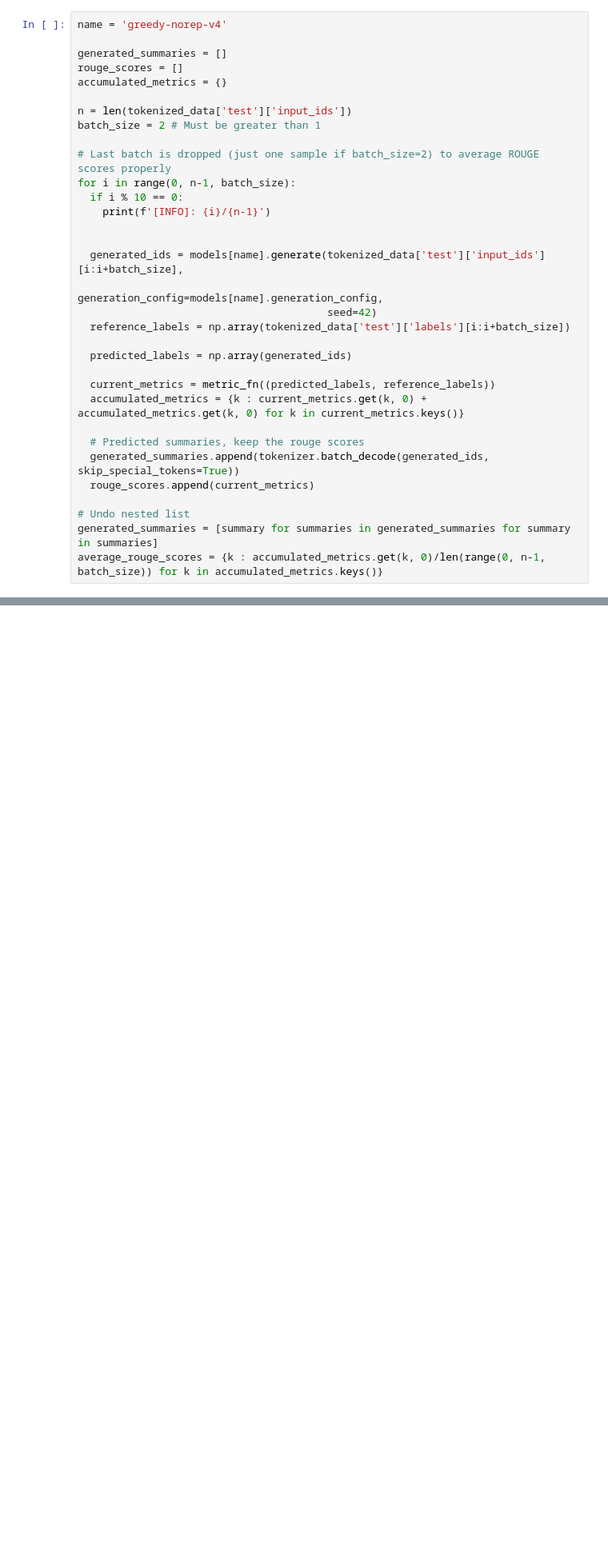
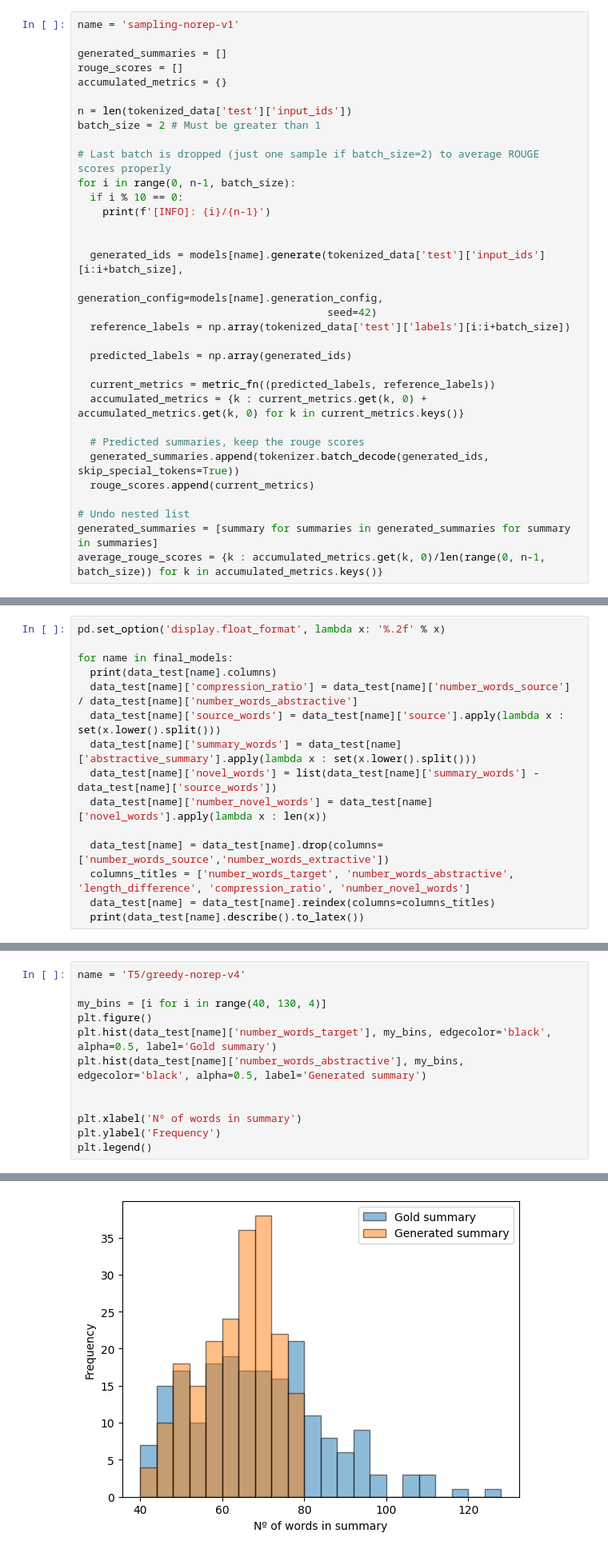
Before and after one commit to iguerrasevillano/Automated_Summaries_Generation_Scientific_Papers, a Jupyter notebook: Copia_de_TLDR.ipynb, the cells around one changed output, grey strips where cells are left out. Shown at 80% size. Drawn from its saved outputs; the diff is of its cells as text; blank space fills up the shorter version.

```diff
--- a/Copia_de_TLDR.ipynb
+++ b/Copia_de_TLDR.ipynb
@@ -824,5 +922,5 @@ tokenizer.batch_decode(ids, skip_special_tokens=True)
 # %%
-name = 'greedy-norep-v4'
+name = 'sampling-norep-v1'
 
 generated_summaries = []
 rouge_scores = []
@@ -887,0 +1057,15 @@ updated_data_test['abstractive_summary'][130]
+# %%
+pd.set_option('display.float_format', lambda x: '%.2f' % x)
+
+for name in final_models:
+  print(data_test[name].columns)
+  data_test[name]['compression_ratio'] = data_test[name]['number_words_source'] / data_test[name]['number_words_abstractive']
+  data_test[name]['source_words'] = data_test[name]['source'].apply(lambda x : set(x.lower().split()))
+  data_test[name]['summary_words'] = data_test[name]['abstractive_summary'].apply(lambda x : set(x.lower().split()))
+  data_test[name]['novel_words'] = list(data_test[name]['summary_words'] - data_test[name]['source_words'])
+  data_test[name]['number_novel_words'] = data_test[name]['novel_words'].apply(lambda x : len(x))
+
+  data_test[name] = data_test[name].drop(columns=['number_words_source','number_words_extractive'])
+  columns_titles = ['number_words_target', 'number_words_abstractive', 'length_difference', 'compression_ratio', 'number_novel_words']
+  data_test[name] = data_test[name].reindex(columns=columns_titles)
+  print(data_test[name].describe().to_latex())
@@ -887,0 +1113,13 @@ updated_data_test['abstractive_summary'][130]
+# %%
+name = 'T5/greedy-norep-v4'
+
+my_bins = [i for i in range(40, 130, 4)]
+plt.figure()
+plt.hist(data_test[name]['number_words_target'], my_bins, edgecolor='black', alpha=0.5, label='Gold summary')
+plt.hist(data_test[name]['number_words_abstractive'], my_bins, edgecolor='black', alpha=0.5, label='Generated summary')
+
+
+plt.xlabel('Nº of words in summary')
+plt.ylabel('Frequency')
+plt.legend()
+# %% [output]
@@ -887,0 +1127 @@ updated_data_test['abstractive_summary'][130]
+[figure, added]
```
Also changed, not shown: parts of 29 cells of this notebook.
